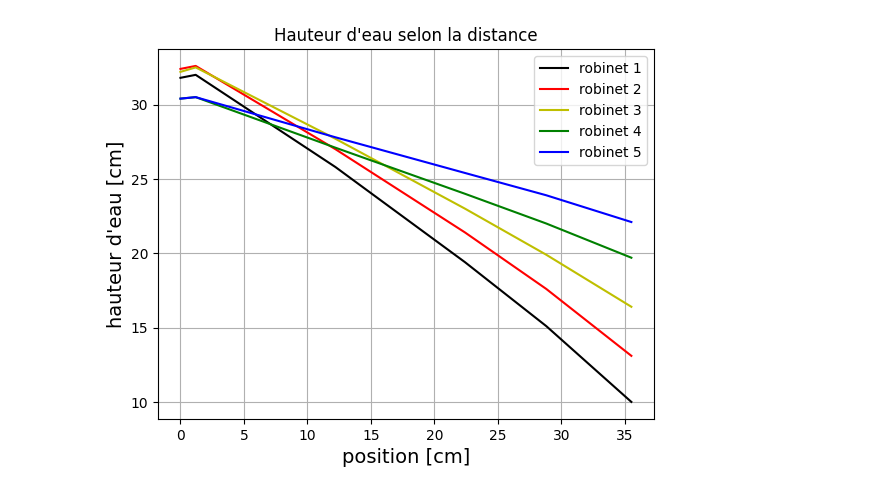
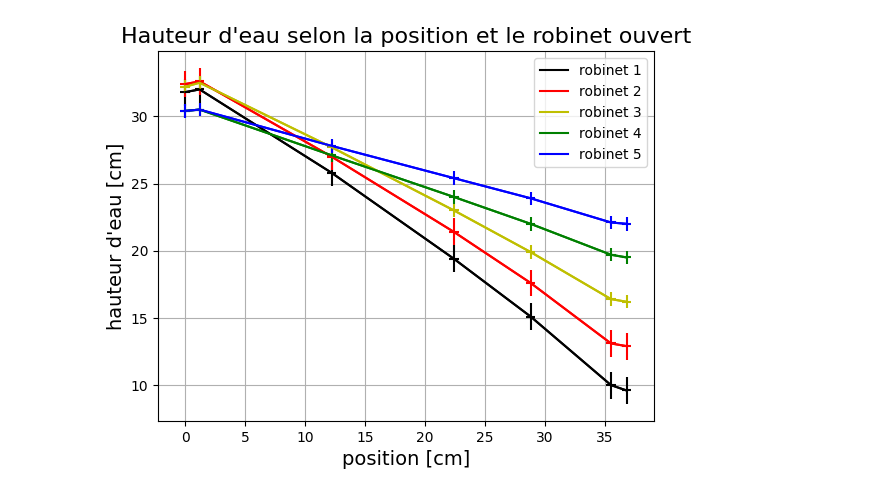
Before and after one commit to onillonn/TP_geologie, a Jupyter notebook: ecoulement_libre.ipynb, the cells around one changed output. Saved outputs shown, nothing was run; the diff lists cells and outputs as text; code cells hidden in the pictures.

```diff
--- a/ecoulement_libre.ipynb
+++ b/ecoulement_libre.ipynb
@@ -6,7 +6,7 @@ import matplotlib.pyplot as plt
 
 from scipy.optimize import curve_fit
 # %%
-#importer les données
+#importer les donnees
 data_height = pd.read_excel(r'C:\Users\Nicolas Onillon\Documents\UNINe\géologie\ecoulement_libre.xlsx','hauteur_cm')
 data_debit = pd.read_excel(r'C:\Users\Nicolas Onillon\Documents\UNINe\géologie\ecoulement_libre.xlsx','debit')
 data_h1 = data_height['debit1']
@@ -14,33 +14,48 @@ data_h2 = data_height['debit2']
 data_h3 = data_height['debit3']
 data_h4 = data_height['debit4']
 data_h5 = data_height['debit5']
+data_errh1 = data_height['erreur1']
+data_errh2 = data_height['erreur2']
+data_errh3 = data_height['erreur3']
+data_errh4 = data_height['erreur4']
+data_errh5 = data_height['erreur5']
+#hauteur
+data_h = [data_h1,data_h2,data_h3,data_h4,data_h5]
+data_herr = [data_errh1,data_errh2,data_errh3,data_errh4,data_errh5]
 
-data_h = [data_h1,data_h2,data_h3,data_h4,data_h5]
-herr = 0.5
+#dimensions
+l, lerr = 20.7, 0.3
+x = [0,1.2,12.2,22.4,28.8,35.5,36.8]
+xerr= 0.4
+
+#debit
 data_Q = data_debit['debit[cm3/s]']
 data_Qerr = data_debit['delta_Q']
-
-l, lerr = 20.7, 0.2
-x = [0,1.2,12.2,22.4,28.8,35.5]
-xerr= 0.5
-#print(data_h1,data_h2,data_h3,data_h4,data_h5)
+data_rho = data_debit['rho[kg/m3]']
+data_rerr = data_debit['delta_rho']
+data_mu = data_debit['mu']
+data_muerr = data_debit['delta_mu']
+g = 9.81
 # %%
 def graphe():
     colors = ['k','r','y','g','b']
     fig,ax = plt.subplots()
     ax.grid()
-    ax.set_title(f"Hauteur d'eau selon la distance")
-    for n in range (5):
+    ax.set_title(f"Hauteur d'eau selon la position et le robinet ouvert",fontsize=16)
+    for n in range (len(data_h)):
         h = data_h[n]
+        herr = data_herr[n]
         #affichage
-        ax.plot(x,h,colors[n],label = f'robinet {n+1}')
-        ax.set_xlabel('position [cm]',fontsize=14)
-        ax.set_ylabel("hauteur d'eau [cm]",fontsize=14)
-        plt.legend()
+        ax.plot(x,h,color=colors[n],label = f'robinet {n+1}')
+        ax.errorbar(x,h,color=colors[n],yerr=herr, xerr=xerr)
+    ax.set_xlabel('position [cm]',fontsize=14)
+    ax.set_ylabel("hauteur d'eau [cm]",fontsize=14)
+    ax.legend()
+    #plt.savefig(r'C:\Users\Nicolas Onillon\Documents\UNINe\géologie\hauteur_eau.pdf')
 
 graphe()
 # %% [output]
-[figure, old version]
+[figure, new version]
 # %%
 def function_for_fit1(x,h2): #H=31.8
     return 31.8**2-h2*x
```
Also changed, not shown: parts of 5 cells of this notebook.
